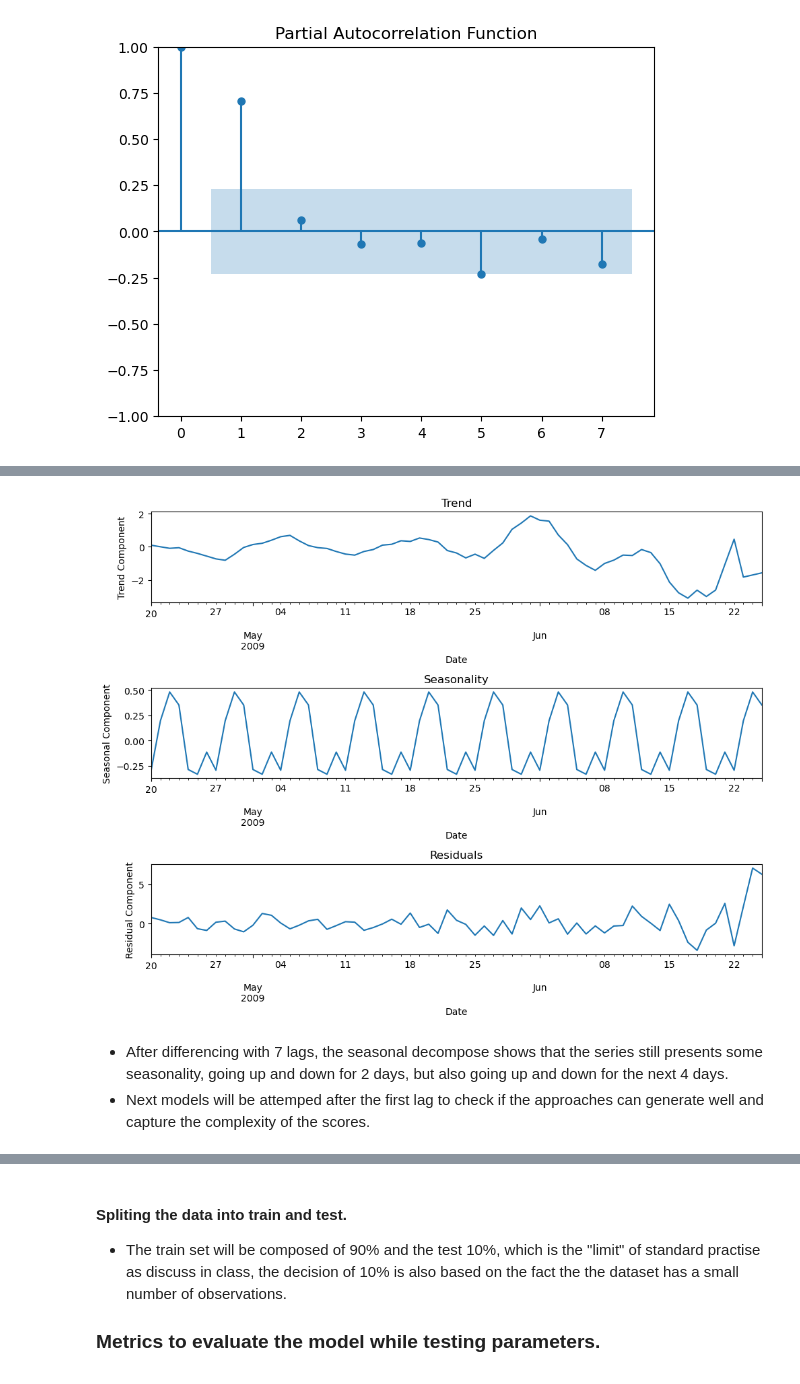
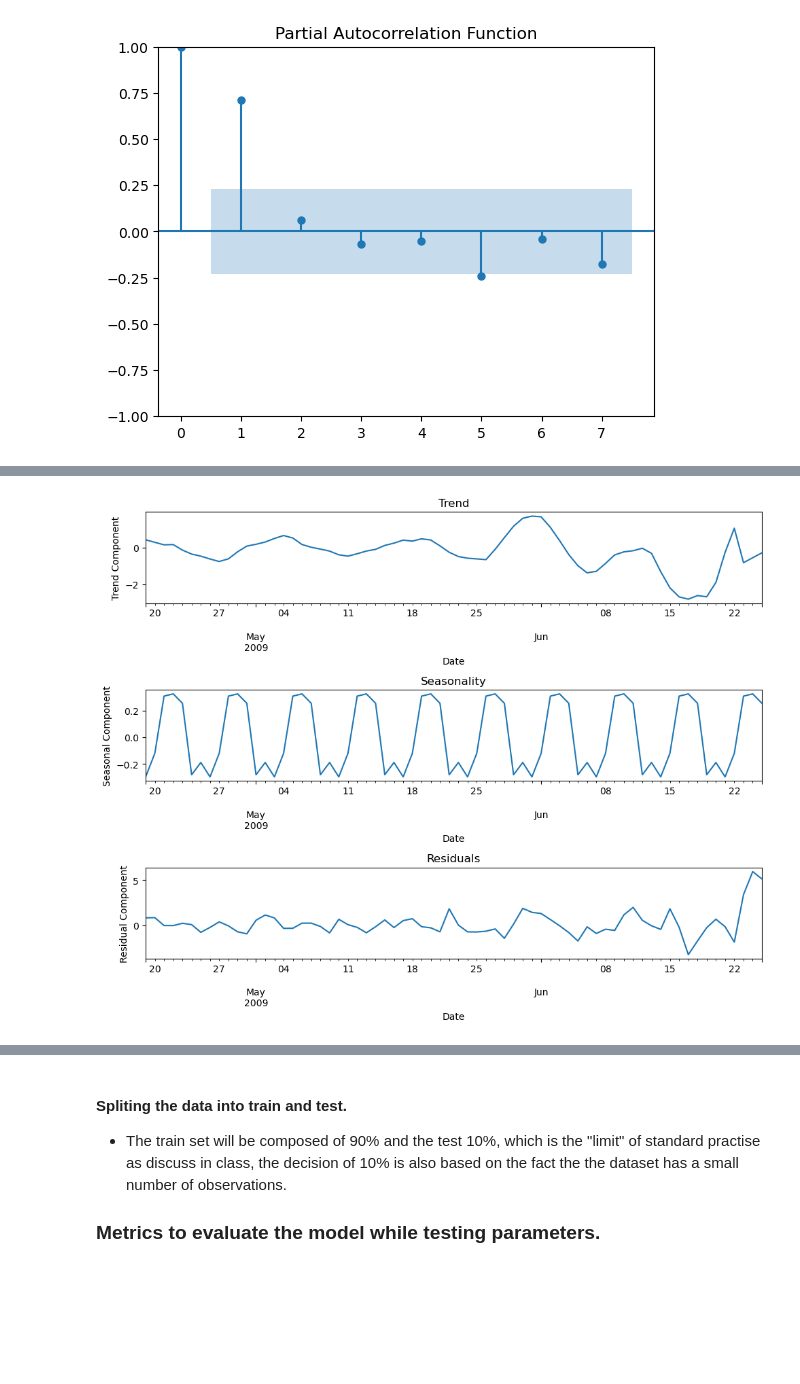
Before and after one commit to nozomu2020264/MSc-DA---CA2---2020264---10-11-23, a Jupyter notebook: CA2 - Nozomu Nakanishi.ipynb, the cells around one changed output, grey strips where cells are left out. Drawn from its saved outputs; the diff is of its cells as text; code cells hidden in the pictures; blank space fills up the shorter version.

Commit message:
Forecasting and Dashboard
The models was selected and forecasting applied.
Dashboard created for all three prediction, but also for the entire set + prediction with animation over time.

```diff
--- a/CA2 - Nozomu Nakanishi.ipynb
+++ b/CA2 - Nozomu Nakanishi.ipynb
@@ -2005,37 +2011,34 @@ plt.show()
 # %%
 # Differencing the sentiment scores
-dftest = df7.diff(7)  # Difference with 7 lags
+diff2 = df7.diff(6)  # Difference with 7 lags
 
 # To remove NaN values, the approach will generate the first observation to be NaN value.
-dftest = dftest.dropna()
+diff2 = diff2.dropna()
 # %%
 # Decomposing the time series.
-decomposition = seasonal_decompose(dftest,
+decomposition = seasonal_decompose(diff2,
                                    model='additive',
                                    period=7,  # Weekly seasonality
                                    extrapolate_trend='freq')
 
 # Plotting the components.
 fig, (ax1, ax2, ax3) = plt.subplots(3, 1, figsize=(10, 8))
 decomposition.trend.plot(ax=ax1) # Trends
 ax1.set_title('Trend')
 ax1.set_xlabel('Date')
 ax1.set_ylabel('Trend Component')
 
 decomposition.seasonal.plot(ax=ax2) # Seasonalities
 ax2.set_title('Seasonality')
 ax2.set_xlabel('Date')
 ax2.set_ylabel('Seasonal Component')
 
 decomposition.resid.plot(ax=ax3) # Residuals
 ax3.set_title('Residuals')
 ax3.set_xlabel('Date')
 ax3.set_ylabel('Residual Component')
 
 plt.tight_layout() # sets layout
 plt.show() # show the plots.
 # %% [output]
-[figure, old version]
+[figure, new version]
-# %% [markdown]
-- After differencing with 7 lags, the seasonal decompose shows that the series still presents some seasonality, going up and down for 2 days, but also going up and down for the next 4 days.
-- Next models will be attemped after the first lag to check if the approaches can generate well and capture the complexity of the scores.
```
Also changed, not shown: parts of 97 cells of this notebook.
